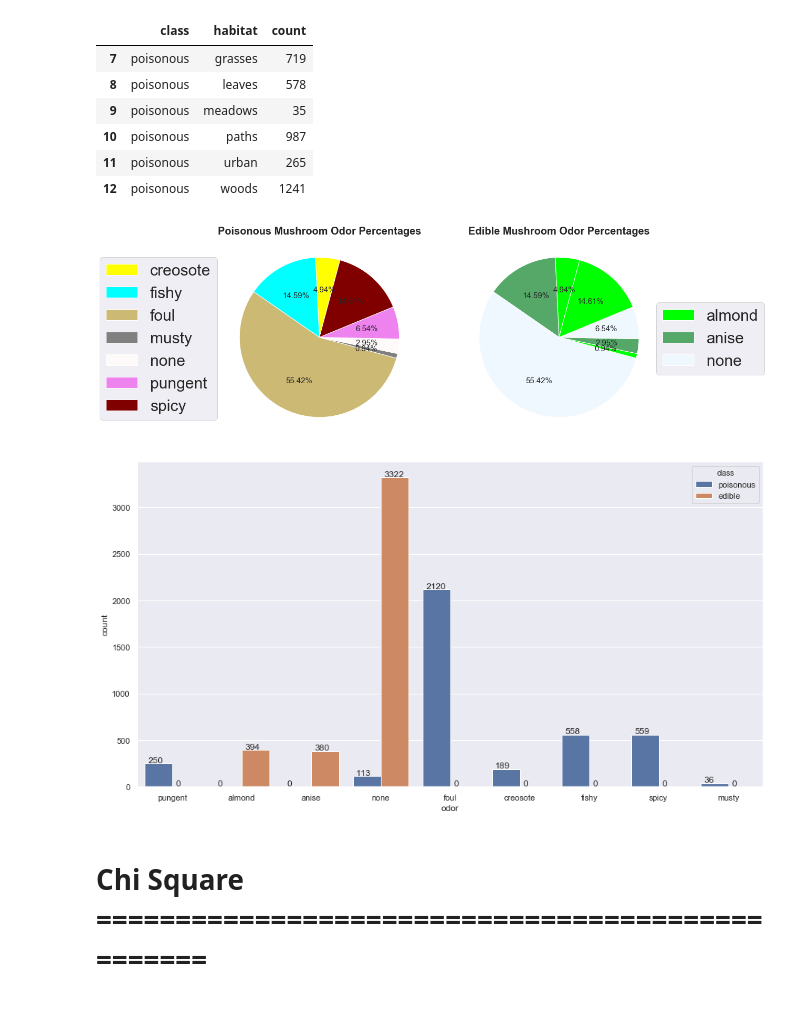
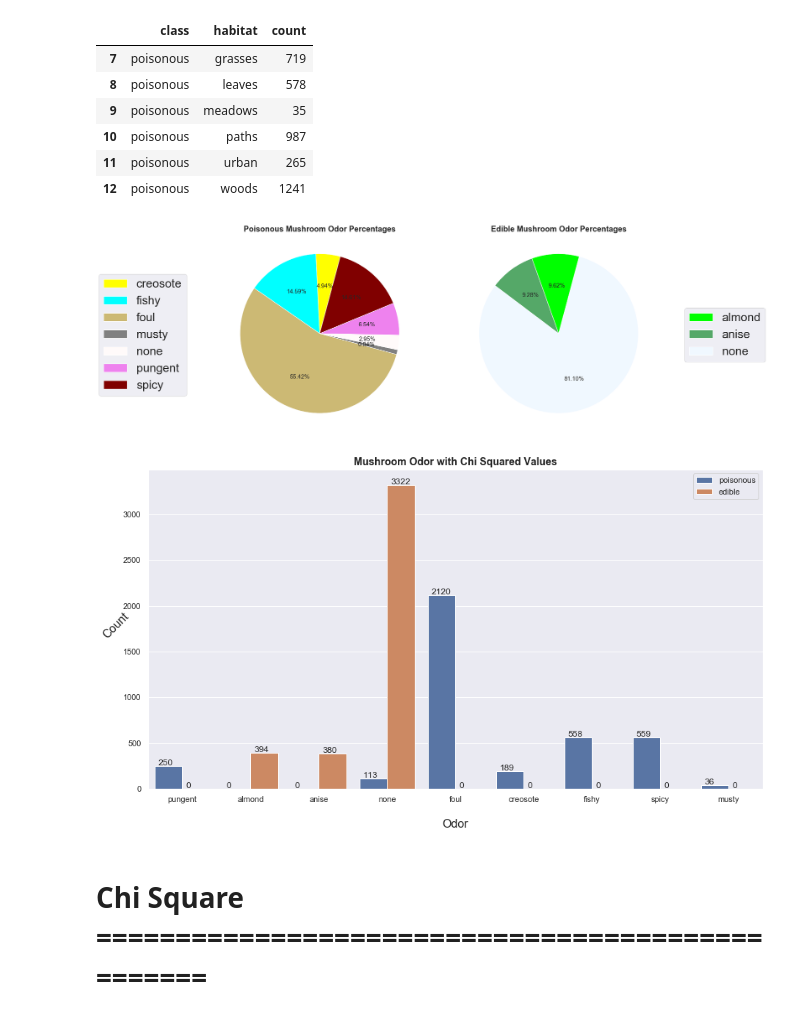
Before and after one commit to csun-data-science-bootcamp-20/Group9, a Jupyter notebook: Mushrooms.ipynb, the cells around one changed output. Cells and saved outputs as stored; diff of their text form; code cells hidden in the pictures.

```diff
--- a/Mushrooms.ipynb
+++ b/Mushrooms.ipynb
@@ -1022,7 +1022,7 @@ count = edible_odor_counts['count']
 label = edible_odor_counts['odor']
 colors = ['lime','g','aliceblue']
 plt.subplot(122)
-plt.pie(count_odor,
+plt.pie(count,
        colors = colors,
        startangle=75,
        autopct='%1.2f%%',
@@ -1035,20 +1035,24 @@ plt.show()
 
 plt.show()
 # %% [output]
-[figure, old version]
+[figure, new version]
 # %%
 # this cell appers twice
 
 sns.set(rc={'figure.figsize':(15,8)})
 ax=sns.countplot(x='odor',hue='class',data=data)
 for p in ax.patches:
     patch_height = p.get_height()
     if np.isnan(patch_height):
         patch_height = 0
     ax.annotate('{}'.format(int(patch_height)), (p.get_x()+0.05, patch_height+10))
+plt.xlabel("\nOdor",fontsize=16)
+plt.ylabel("Count",fontsize=16, rotation=45,)
+plt.title('Mushroom Odor with Chi Squared Values', weight='bold', size=14)
+plt.legend()
 plt.show()
 # %% [output]
-[figure, old version]
+[figure, new version]
 # %% [markdown]
 # Chi Square   =================================================
 # %%
```
Also changed, not shown: parts of 18 cells of this notebook.
